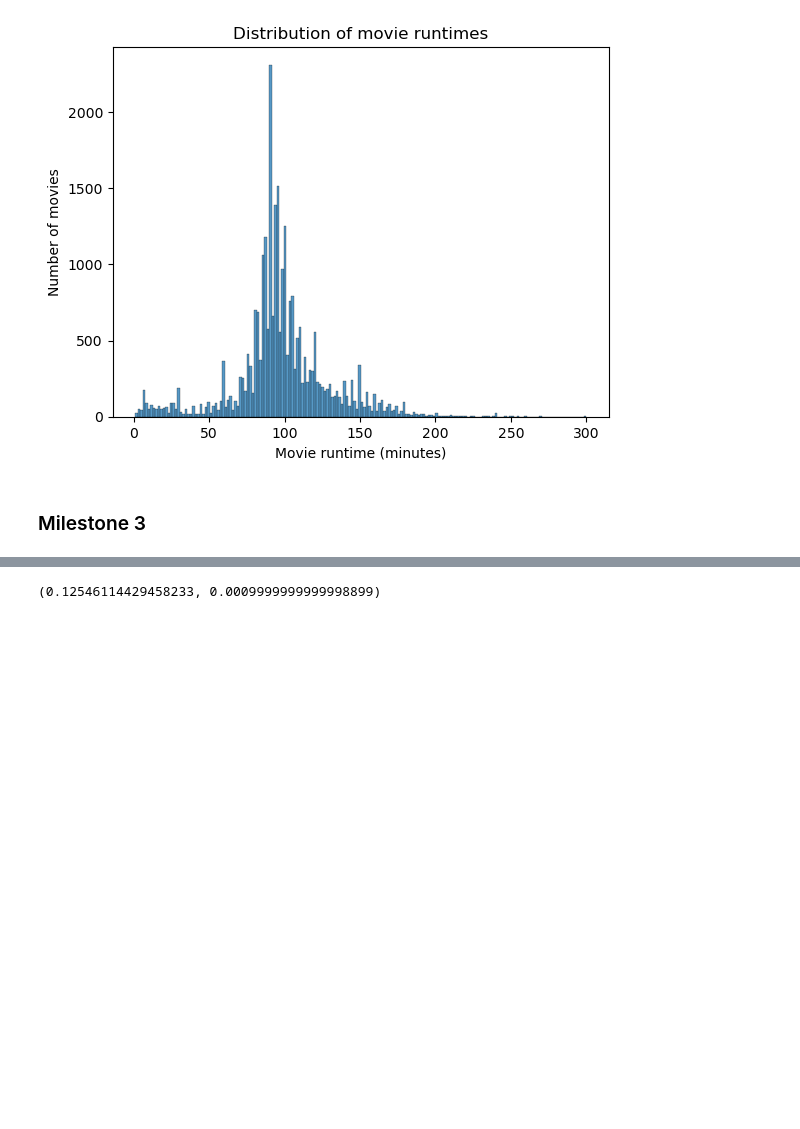
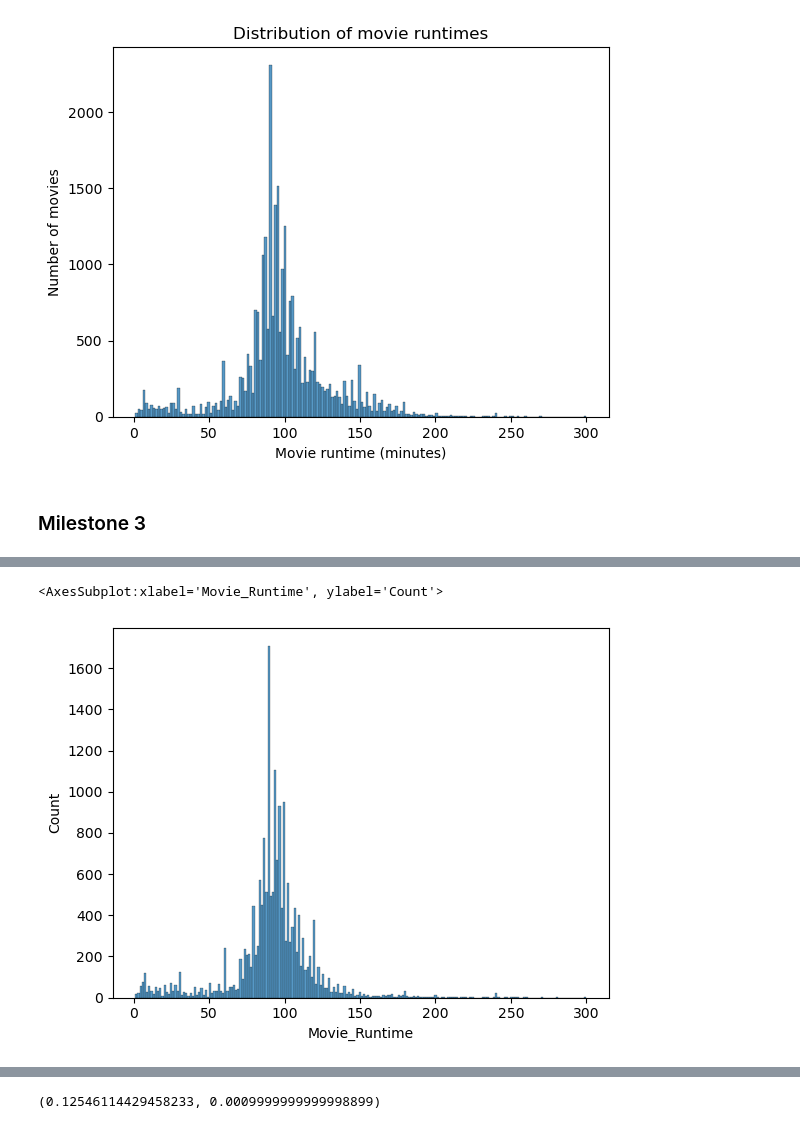
Before and after one commit to epfl-ada/ada-2022-project-robopros, a Jupyter notebook: notebooks/milestone3_radia.ipynb, the cells around one changed output, grey strips where cells are left out. Drawn from its saved outputs; the diff is of its cells as text; code cells hidden in the pictures; blank space fills up the shorter version.

```diff
--- a/notebooks/milestone3_radia.ipynb
+++ b/notebooks/milestone3_radia.ipynb
@@ -350,0 +358,7 @@ plot.runtime_distribution(clean_runtimes, log=False)
+# %%
+#Distribution of US movies
+US_clean_runtimes = clean_runtimes.query("Movie_Countries == 'United States of America'")
+sns.histplot(data=US_clean_runtimes, x="Movie_Runtime")
+# %% [output]
+<AxesSubplot:xlabel='Movie_Runtime', ylabel='Count'>
+[figure, added]
```
Also changed, not shown: parts of 24 cells of this notebook, 1 other file.
